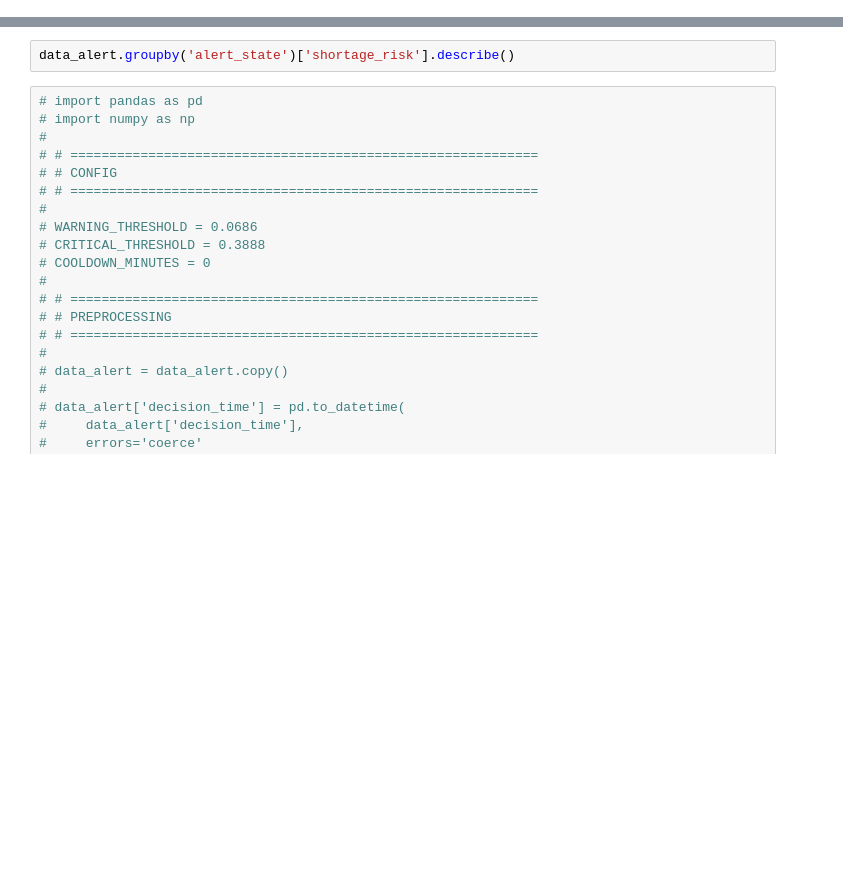
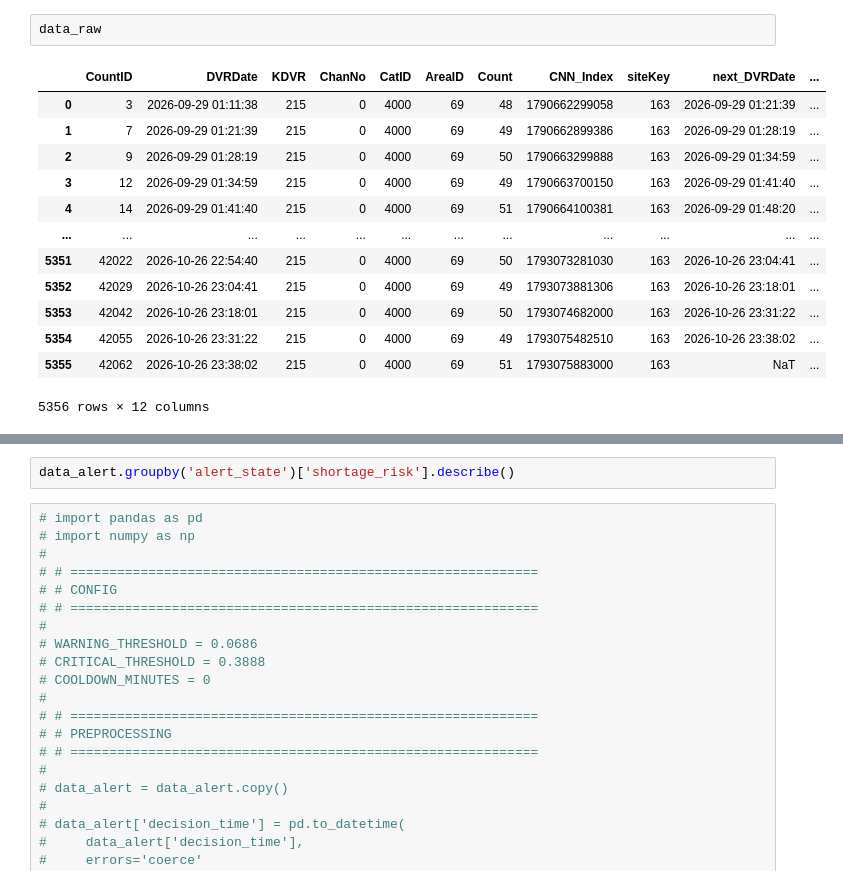
Before and after one commit to ZacFawkes/Cartcounting_model_forecast, a Jupyter notebook: backtest plot.ipynb, the cells around one changed output, grey strips where cells are left out. Saved outputs shown, nothing was run; the diff lists cells and outputs as text; blank space fills up the shorter version.

```diff
--- a/backtest plot.ipynb
+++ b/backtest plot.ipynb
@@ -44,0 +36,16 @@ data_alert[
+# %%
+data_raw
+# %% [output]
+|  | CountID | DVRDate | KDVR | ChanNo | CatID | AreaID | Count | CNN_Index | siteKey | next_DVRDate | ... |
+| 0 | 3 | 2026-09-29 01:11:38 | 215 | 0 | 4000 | 69 | 48 | 1790662299058 | 163 | 2026-09-29 01:21:39 | ... |
+| 1 | 7 | 2026-09-29 01:21:39 | 215 | 0 | 4000 | 69 | 49 | 1790662899386 | 163 | 2026-09-29 01:28:19 | ... |
+| 2 | 9 | 2026-09-29 01:28:19 | 215 | 0 | 4000 | 69 | 50 | 1790663299888 | 163 | 2026-09-29 01:34:59 | ... |
+| 3 | 12 | 2026-09-29 01:34:59 | 215 | 0 | 4000 | 69 | 49 | 1790663700150 | 163 | 2026-09-29 01:41:40 | ... |
+| 4 | 14 | 2026-09-29 01:41:40 | 215 | 0 | 4000 | 69 | 51 | 1790664100381 | 163 | 2026-09-29 01:48:20 | ... |
+| ... | ... | ... | ... | ... | ... | ... | ... | ... | ... | ... | ... |
+| 5351 | 42022 | 2026-10-26 22:54:40 | 215 | 0 | 4000 | 69 | 50 | 1793073281030 | 163 | 2026-10-26 23:04:41 | ... |
+| 5352 | 42029 | 2026-10-26 23:04:41 | 215 | 0 | 4000 | 69 | 49 | 1793073881306 | 163 | 2026-10-26 23:18:01 | ... |
+| 5353 | 42042 | 2026-10-26 23:18:01 | 215 | 0 | 4000 | 69 | 50 | 1793074682000 | 163 | 2026-10-26 23:31:22 | ... |
+| 5354 | 42055 | 2026-10-26 23:31:22 | 215 | 0 | 4000 | 69 | 49 | 1793075482510 | 163 | 2026-10-26 23:38:02 | ... |
+| 5355 | 42062 | 2026-10-26 23:38:02 | 215 | 0 | 4000 | 69 | 51 | 1793075883000 | 163 | NaT | ... |
+5356 rows × 12 columns
```
Also changed, not shown: parts of 8 cells of this notebook, 6 other files.
